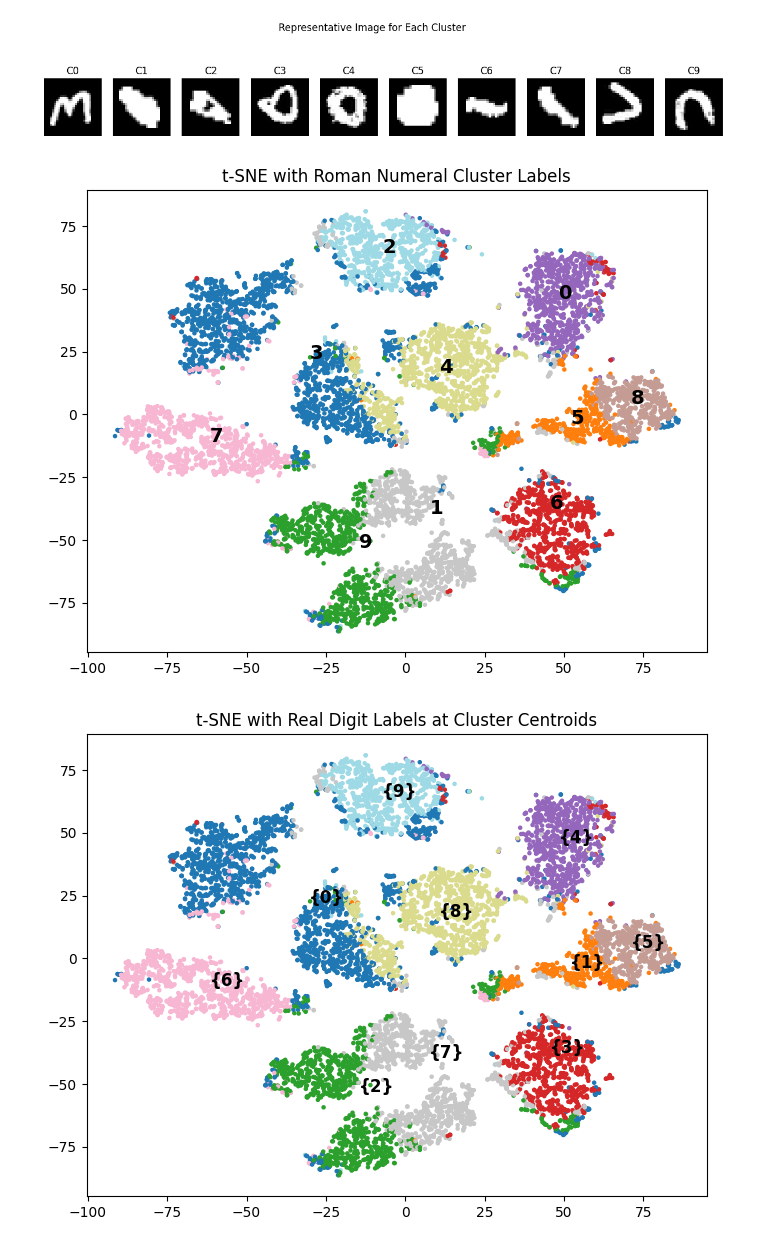
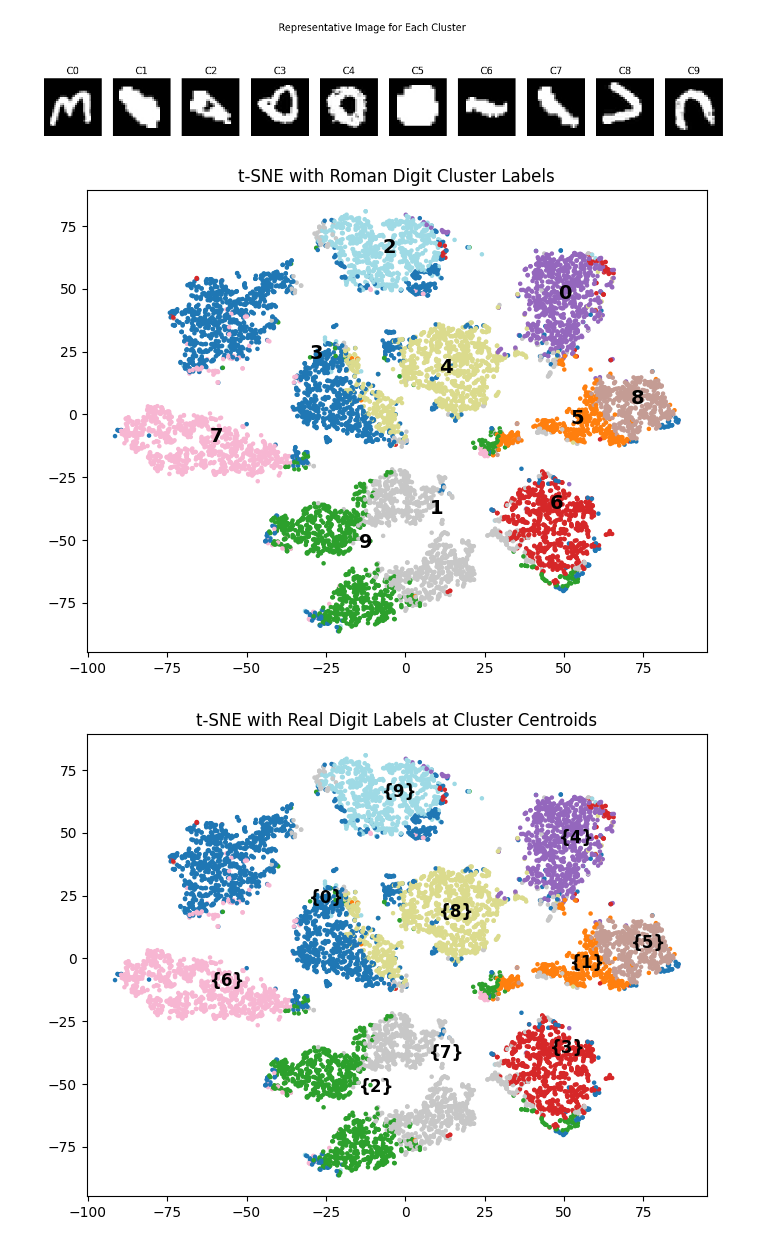
Before and after one commit to Oluwafemi0612/Unsupervised_Machine_Learning_Assignment, a Jupyter notebook: Asg6_Group4_FemiAjayi_OlaitanFaniran.ipynb, the cells around one changed output. Saved outputs shown, nothing was run; the diff lists cells and outputs as text; code cells hidden in the pictures.

```diff
--- a/Asg6_Group4_FemiAjayi_OlaitanFaniran.ipynb
+++ b/Asg6_Group4_FemiAjayi_OlaitanFaniran.ipynb
@@ -164,7 +164,9 @@ tsne_metrics = [
     (10, 1000, 'euclidean'),
     (20, 500, 'euclidean'),
     (20, 1000, 'euclidean'),
+    (30, 350, 'euclidean'),
     (30, 500, 'cosine'),
+    (30, 300, 'cosine'),
     (30, 1000, 'cosine'),
     (40, 500, 'euclidean'),
     (40, 1000, 'cosine')
@@ -240,21 +242,21 @@ plt.show()
 # %%
 roman = ["3","5","9","6","0","8","7","1","4","2"]
 
 embedding = tsne_results["perp30_iter1000_cosine"]  # choose best run later
 
 plt.figure(figsize=(8,6))
 plt.scatter(embedding[:,0], embedding[:,1], c=best_labels, cmap='tab20', s=5)
 
 for cluster_id in range(10):
     mask = best_labels == cluster_id
     cx = embedding[mask, 0].mean()
     cy = embedding[mask, 1].mean()
     plt.text(cx, cy, roman[cluster_id], fontsize=14, weight='bold')
 
-plt.title("t-SNE with Roman Numeral Cluster Labels")
+plt.title("t-SNE with Roman Digit Cluster Labels")
 plt.show()
 # %% [output]
-[figure, old version]
+[figure, new version]
 # %%
 import numpy as np
 import matplotlib.pyplot as plt
```
Also changed, not shown: parts of 5 cells of this notebook.
